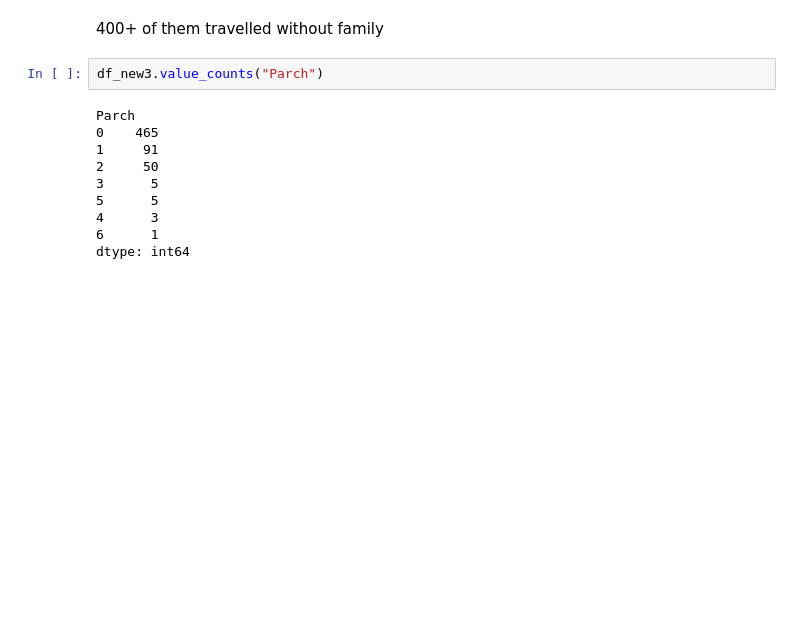
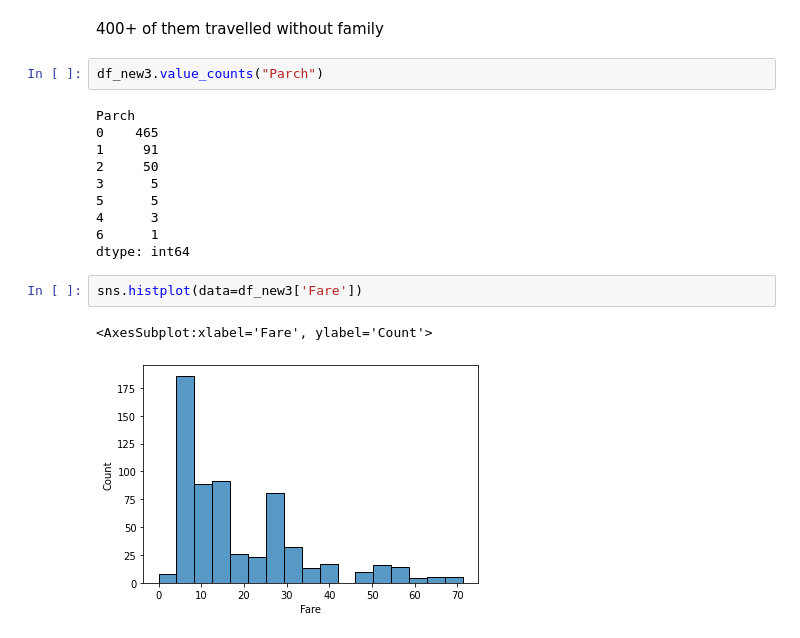
Before and after one commit to smruthi49/Kaggle-Notebooks, a Jupyter notebook: titanic-dataset-eda.ipynb, the cells around one changed output. Saved outputs shown, nothing was run; the diff lists cells and outputs as text; blank space fills up the shorter version.

Commit message:
Kaggle Notebook | Titanic DataSet EDA | Version 5

```diff
--- a/titanic-dataset-eda.ipynb
+++ b/titanic-dataset-eda.ipynb
@@ -542,3 +542,8 @@ Parch
 4      3
 6      1
 dtype: int64
+# %%
+sns.histplot(data=df_new3['Fare'])
+# %% [output]
+<AxesSubplot:xlabel='Fare', ylabel='Count'>
+[figure, added]
```
Also changed, not shown: parts of 7 cells of this notebook.
